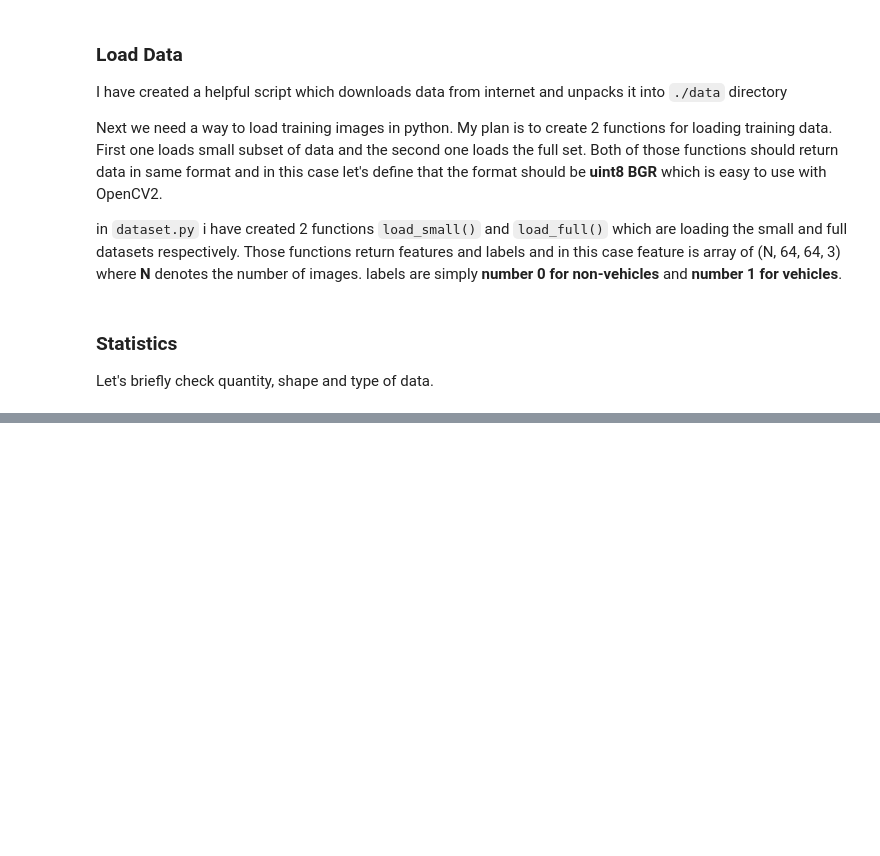
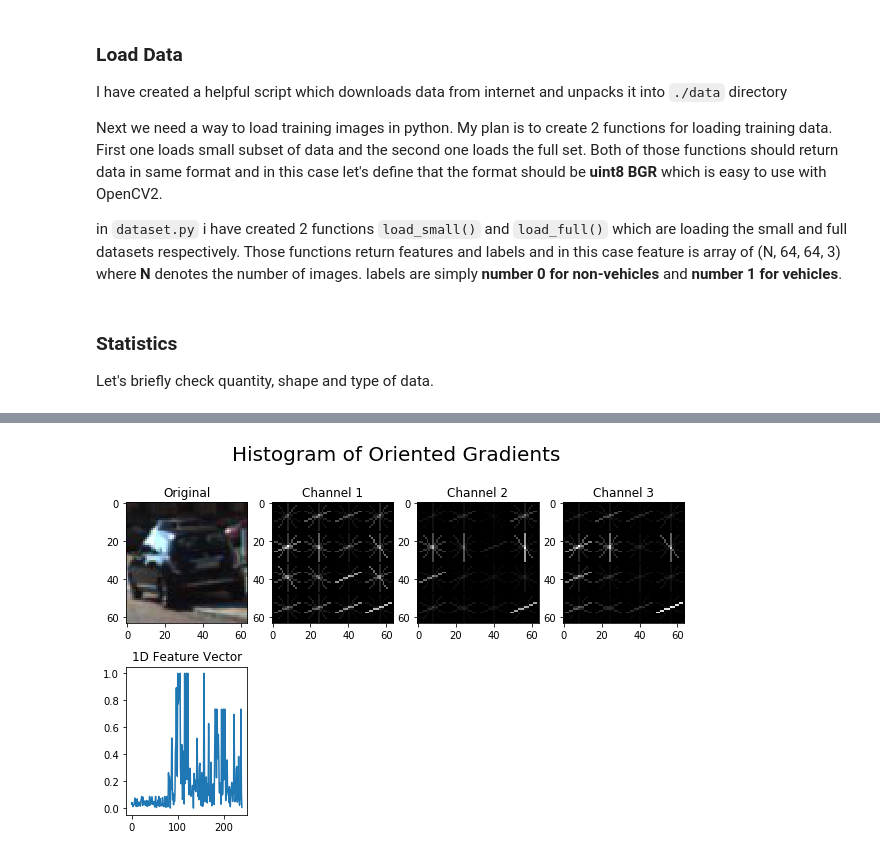
Before and after one commit to llahti/CarND-Vehicle-Detection, a Jupyter notebook: report.ipynb, the cells around one changed output, grey strips where cells are left out. Cells and saved outputs as stored; diff of their text form; code cells hidden in the pictures; blank space fills up the shorter version.

```diff
--- a/report.ipynb
+++ b/report.ipynb
@@ -111,0 +317,6 @@ scaled_X = X_scaler.transform(features)
+# %%
+import visualize
+%matplotlib inline
+visualize.show_hog_features()
+# %% [output]
+[figure, added]
```
Also changed, not shown: parts of 12 cells of this notebook.
